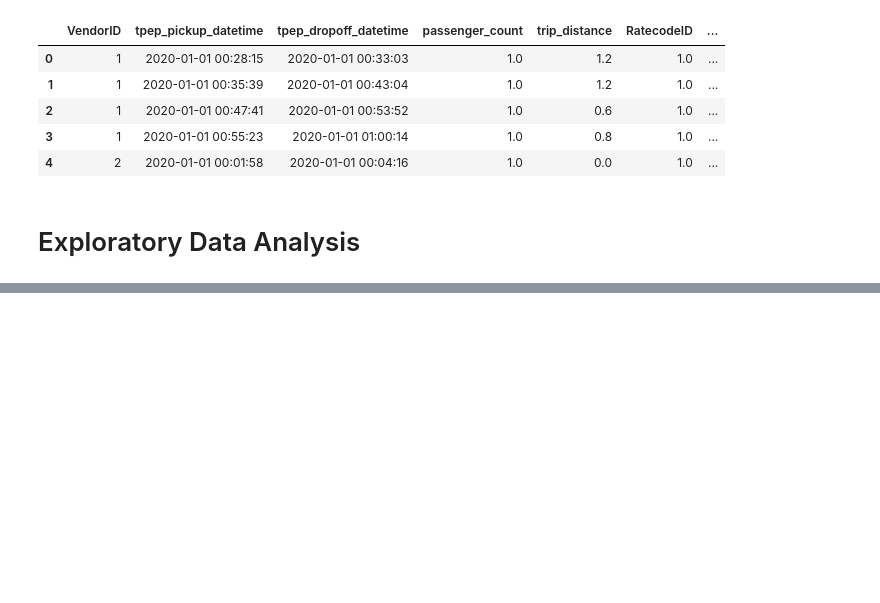
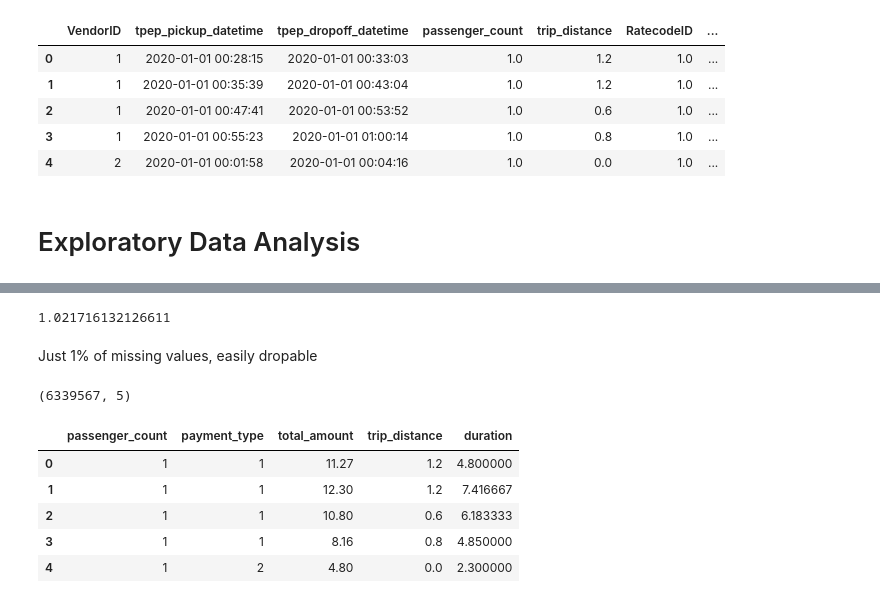
Before and after one commit to sahil095/Maximizing-revenue, a Jupyter notebook: Maximizing Revenue.ipynb, the cells around one changed output, grey strips where cells are left out. Drawn from its saved outputs; the diff is of its cells as text; code cells hidden in the pictures; blank space fills up the shorter version.

```diff
--- a/Maximizing Revenue.ipynb
+++ b/Maximizing Revenue.ipynb
@@ -37,0 +95,8 @@ df.head()
+# %%
+# Percentage of missing values
+
+(df.isnull().sum()[0] / df.shape[0]) * 100
+# %% [output]
+1.021716132126611
+# %% [markdown]
+Just 1% of missing values, easily dropable
@@ -37,0 +105,4 @@ df.head()
+# %%
+df.shape
+# %% [output]
+(6339567, 5)
@@ -37,0 +114,9 @@ df.head()
+# %%
+df.head()
+# %% [output]
+|  | passenger_count | payment_type | total_amount | trip_distance | duration |
+| 0 | 1 | 1 | 11.27 | 1.2 | 4.800000 |
+| 1 | 1 | 1 | 12.30 | 1.2 | 7.416667 |
+| 2 | 1 | 1 | 10.80 | 0.6 | 6.183333 |
+| 3 | 1 | 1 | 8.16 | 0.8 | 4.850000 |
+| 4 | 1 | 2 | 4.80 | 0.0 | 2.300000 |
```
Also changed, not shown: parts of 22 cells of this notebook.
